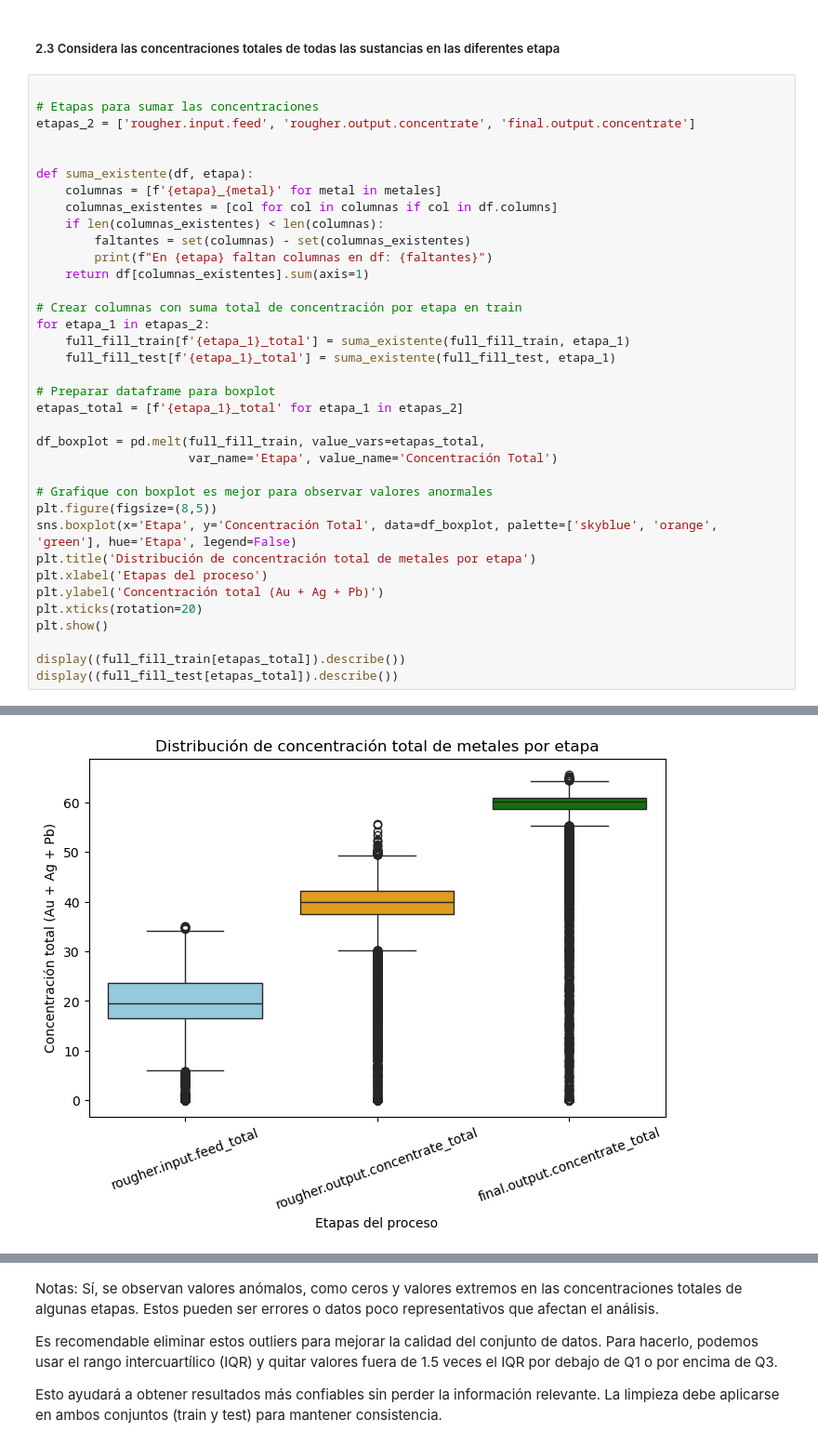
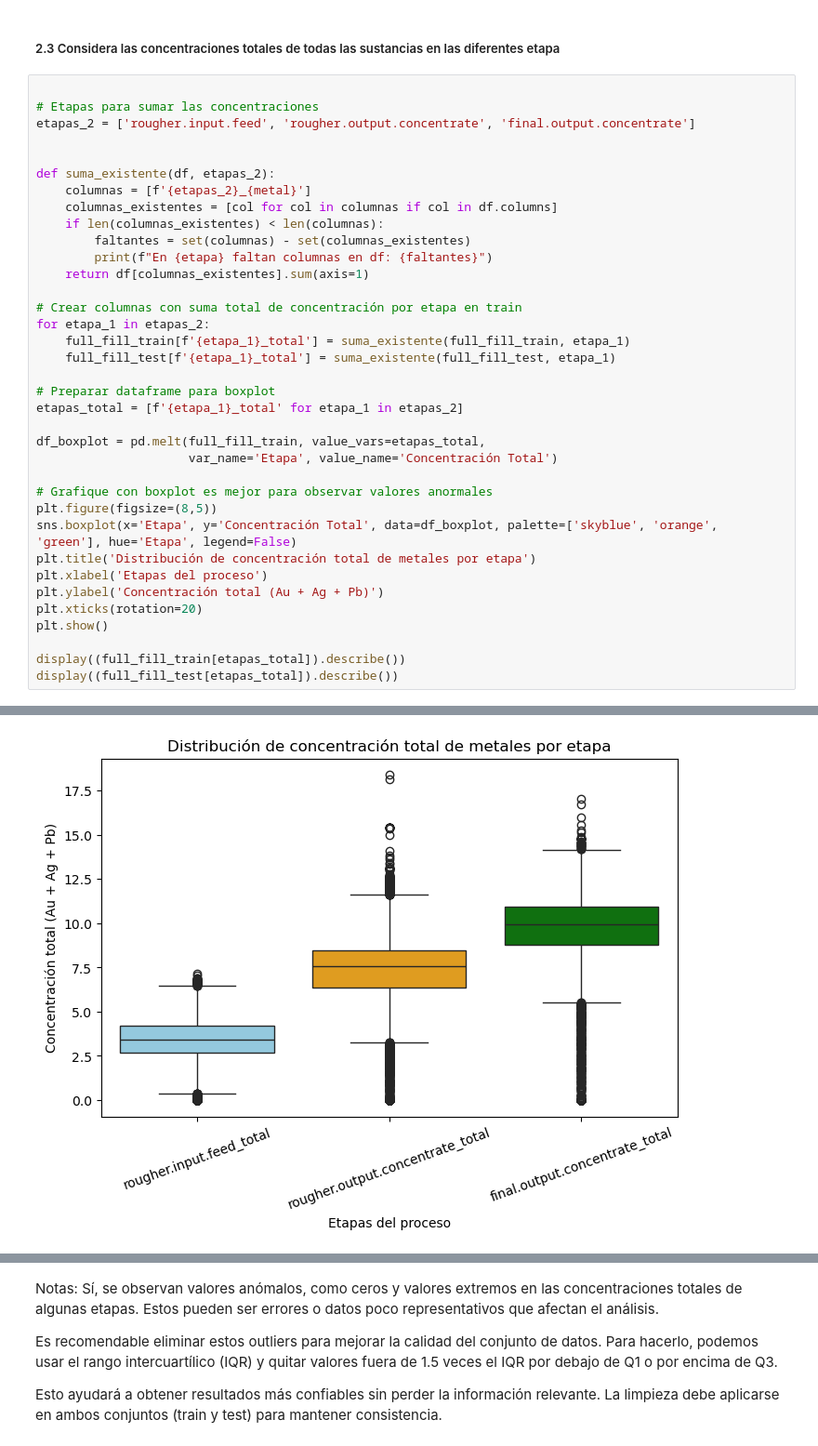
Before and after one commit to LudwinLeon24/data-science-portfolio, a Jupyter notebook: Bootcamp/Project-12-Final-Module-2/Project-12.ipynb, the cells around one changed output, grey strips where cells are left out. Shown at 93% size. Drawn from its saved outputs; the diff is of its cells as text.

```diff
--- a/Bootcamp/Project-12-Final-Module-2/Project-12.ipynb
+++ b/Bootcamp/Project-12-Final-Module-2/Project-12.ipynb
@@ -383,8 +386,8 @@ Notas: Con los datos anteriores Me puedo dar cuenta que las distribuciones de ta
 etapas_2 = ['rougher.input.feed', 'rougher.output.concentrate', 'final.output.concentrate']
 
 
-def suma_existente(df, etapa):
-    columnas = [f'{etapa}_{metal}' for metal in metales]
+def suma_existente(df, etapas_2):
+    columnas = [f'{etapas_2}_{metal}']
     columnas_existentes = [col for col in columnas if col in df.columns]
     if len(columnas_existentes) < len(columnas):
         faltantes = set(columnas) - set(columnas_existentes)
@@ -419,3 +422,3 @@ En final.output.concentrate faltan columnas en df: {'final.output.concentrate_au
-[figure, old version]
+[figure, new version]
 |  | rougher.input.feed_total | rougher.output.concentrate_total | final.output.concentrate_total |
 | count | 22716.000000 | 22716.000000 | 22716.000000 |
```
Also changed, not shown: parts of 9 cells of this notebook.
